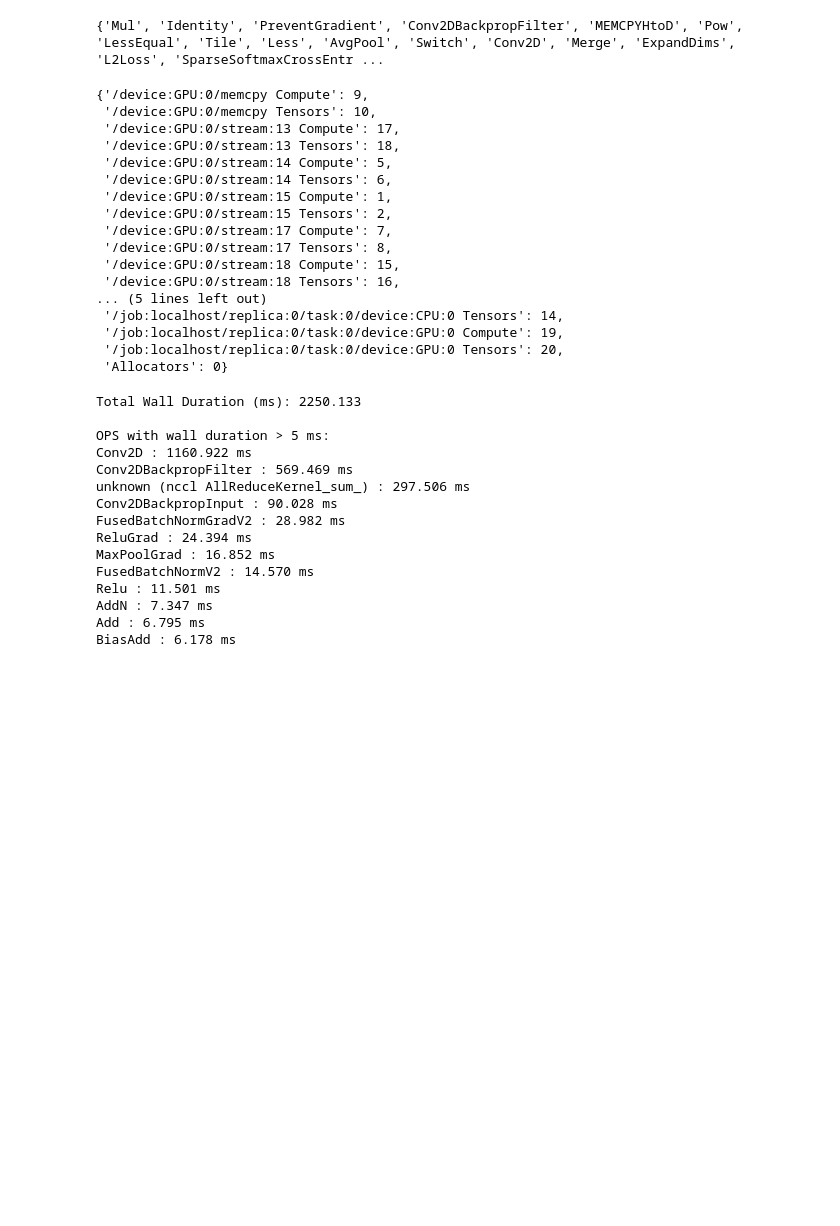
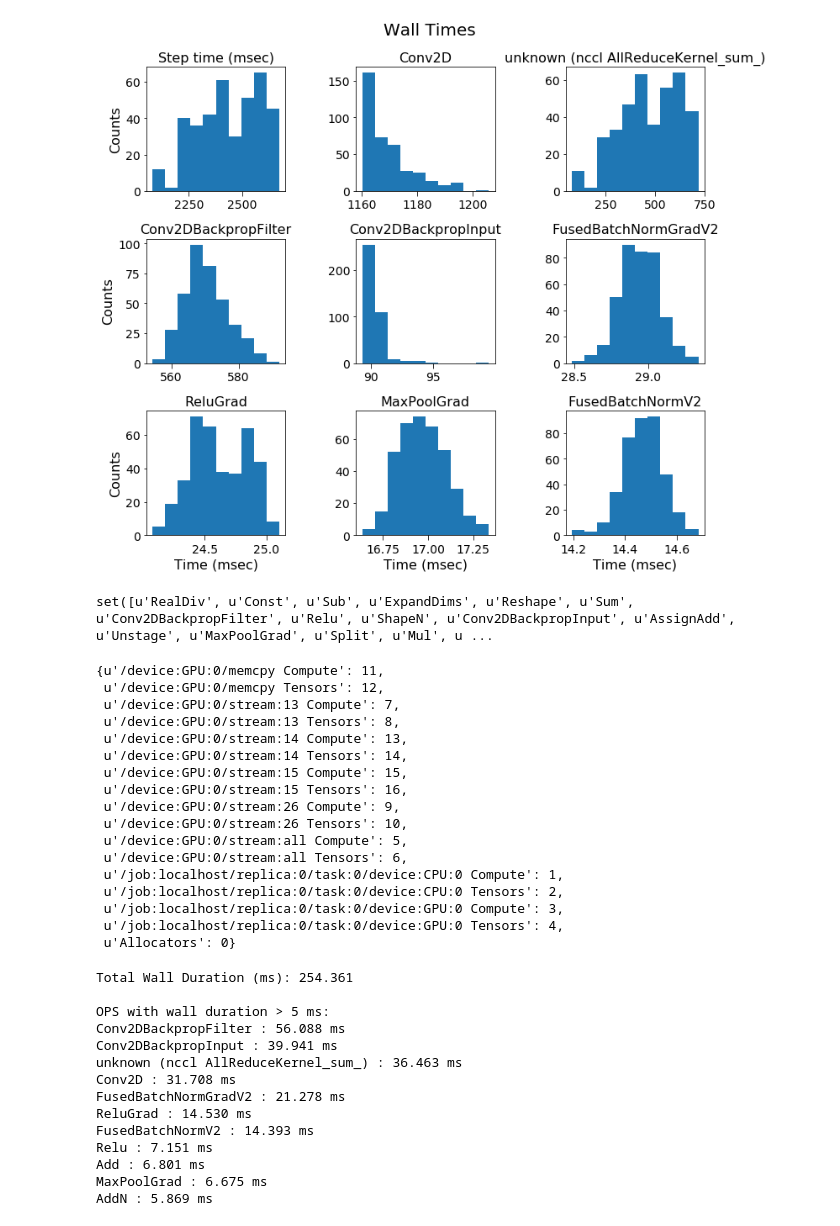
Before and after one commit to nlaanait/stemdl, a Jupyter notebook: utils/ops_hardware_trace.ipynb, the cells around one changed output. Drawn from its saved outputs; the diff is of its cells as text; code cells hidden in the pictures; blank space fills up the shorter version.

```diff
--- a/utils/ops_hardware_trace.ipynb
+++ b/utils/ops_hardware_trace.ipynb
@@ -118,49 +4,55 @@ def get_wall_duration(op_names, all_ops, pid_list=[11, 7, 13, 15, 9]):
+# %%
+dicts, tot_times = ops.parse_all_timeline_files('/Users/syz/Dropbox (ORNL)/Atom_AI/exascale_AI_project/resnet_50_heavy')
+# %%
+fig = ops.visualize_op_times(dicts, tot_times)
+# %% [output]
+[figure, added]
 # %%
 # Load timeline and get all ops information
-dic = load_hardware_trace_json('resnet_50_heavy/timeline.ctf.3.json')
-all_ops = get_all_ops(dic)
+dic = ops.json_to_ordered_dict('timeline.ctf.3.json')
+all_ops = ops.get_all_ops(dic)
 # Find Names of unique Ops
-unique_op_names = get_unique_ops_names(all_ops)
+unique_op_names = ops.get_unique_ops_names(all_ops)
 print(unique_op_names)
 # %% [output]
-{'Mul', 'Identity', 'PreventGradient', 'Conv2DBackpropFilter', 'MEMCPYHtoD', 'Pow', 'LessEqual', 'Tile', 'Less', 'AvgPool', 'Switch', 'Conv2D', 'Merge', 'ExpandDims', 'L2Loss', 'SparseSoftmaxCrossEntr ...
+set([u'RealDiv', u'Const', u'Sub', u'ExpandDims', u'Reshape', u'Sum', u'Conv2DBackpropFilter', u'Relu', u'ShapeN', u'Conv2DBackpropInput', u'AssignAdd', u'Unstage', u'MaxPoolGrad', u'Split', u'Mul', u ...
 # %%
-proc_dic, stream_all_pid = get_stream_all(trace_dic=dic)
+proc_dic, stream_all_pid = ops.get_stream_all(trace_dic=dic)
 proc_dic
 # %% [output]
-{'/device:GPU:0/memcpy Compute': 9,
- '/device:GPU:0/memcpy Tensors': 10,
- '/device:GPU:0/stream:13 Compute': 17,
- '/device:GPU:0/stream:13 Tensors': 18,
- '/device:GPU:0/stream:14 Compute': 5,
- '/device:GPU:0/stream:14 Tensors': 6,
- '/device:GPU:0/stream:15 Compute': 1,
- '/device:GPU:0/stream:15 Tensors': 2,
- '/device:GPU:0/stream:17 Compute': 7,
- '/device:GPU:0/stream:17 Tensors': 8,
- '/device:GPU:0/stream:18 Compute': 15,
- '/device:GPU:0/stream:18 Tensors': 16,
-... (5 lines left out)
- '/job:localhost/replica:0/task:0/device:CPU:0 Tensors': 14,
- '/job:localhost/replica:0/task:0/device:GPU:0 Compute': 19,
- '/job:localhost/replica:0/task:0/device:GPU:0 Tensors': 20,
- 'Allocators': 0}
+{u'/device:GPU:0/memcpy Compute': 11,
+ u'/device:GPU:0/memcpy Tensors': 12,
+ u'/device:GPU:0/stream:13 Compute': 7,
+ u'/device:GPU:0/stream:13 Tensors': 8,
+ u'/device:GPU:0/stream:14 Compute': 13,
+ u'/device:GPU:0/stream:14 Tensors': 14,
+ u'/device:GPU:0/stream:15 Compute': 15,
+ u'/device:GPU:0/stream:15 Tensors': 16,
+ u'/device:GPU:0/stream:26 Compute': 9,
+ u'/device:GPU:0/stream:26 Tensors': 10,
+ u'/device:GPU:0/stream:all Compute': 5,
+ u'/device:GPU:0/stream:all Tensors': 6,
+ u'/job:localhost/replica:0/task:0/device:CPU:0 Compute': 1,
+ u'/job:localhost/replica:0/task:0/device:CPU:0 Tensors': 2,
+ u'/job:localhost/replica:0/task:0/device:GPU:0 Compute': 3,
+ u'/job:localhost/replica:0/task:0/device:GPU:0 Tensors': 4,
+ u'Allocators': 0}
 # %%
 # Calculate wall duration of all ops
-total_dur, dur_dic_all = get_wall_duration(unique_op_names, all_ops, pid_list=[stream_all_pid])
+dur_dic_all, total_dur = ops.get_wall_duration(unique_op_names, all_ops, pid_list=[stream_all_pid])
+ops.print_timeline_stats(dur_dic_all, total_dur)
 # %% [output]
-Total Wall Duration (ms): 2250.133
+Total Wall Duration (ms): 254.361
 
 OPS with wall duration > 5 ms:
-Conv2D : 1160.922 ms
-Conv2DBackpropFilter : 569.469 ms
-unknown (nccl AllReduceKernel_sum_) : 297.506 ms
-Conv2DBackpropInput : 90.028 ms
-FusedBatchNormGradV2 : 28.982 ms
-ReluGrad : 24.394 ms
-MaxPoolGrad : 16.852 ms
-FusedBatchNormV2 : 14.570 ms
-Relu : 11.501 ms
-AddN : 7.347 ms
-Add : 6.795 ms
-BiasAdd : 6.178 ms
+Conv2DBackpropFilter : 56.088 ms
+Conv2DBackpropInput : 39.941 ms
+unknown (nccl AllReduceKernel_sum_) : 36.463 ms
+Conv2D : 31.708 ms
+FusedBatchNormGradV2 : 21.278 ms
+ReluGrad : 14.530 ms
+FusedBatchNormV2 : 14.393 ms
+Relu : 7.151 ms
+Add : 6.801 ms
+MaxPoolGrad : 6.675 ms
+AddN : 5.869 ms
```
Also changed, not shown: parts of 2 cells of this notebook, 1 other file.
